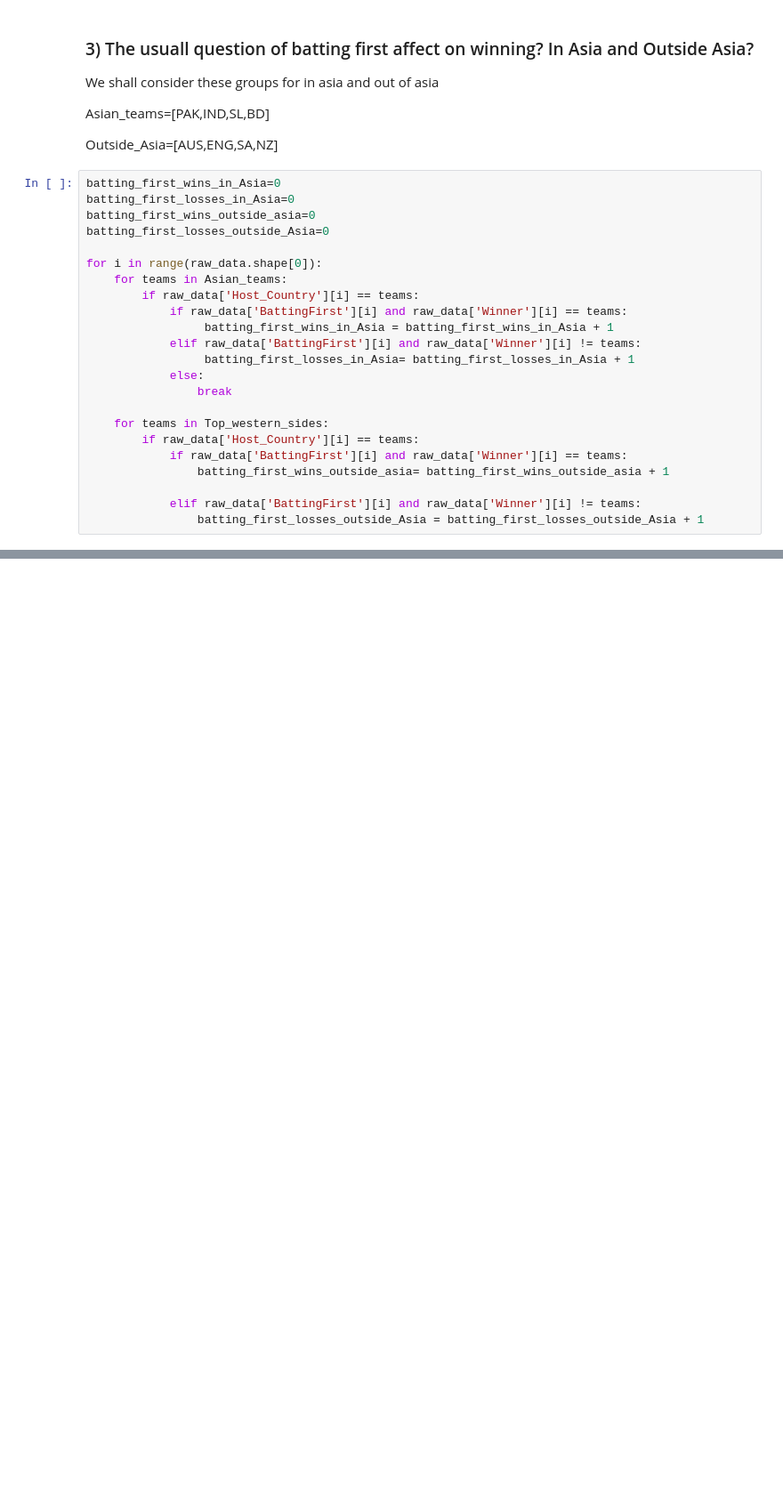
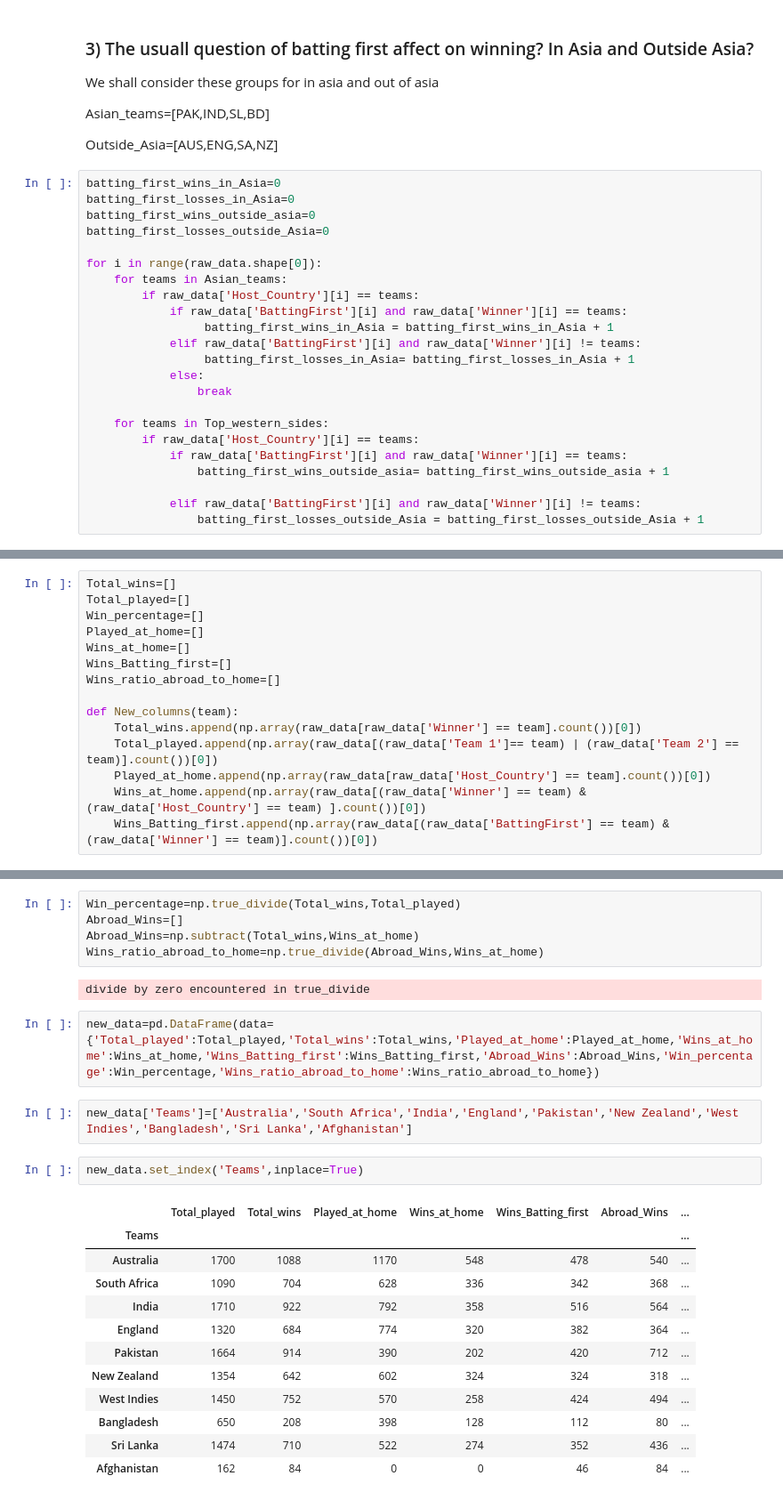
Before and after one commit to ArsalanGul/CricketDataExploartion, a Jupyter notebook: Cricket Data Exploration.ipynb, the cells around one changed output, grey strips where cells are left out. Shown at 89% size. Drawn from its saved outputs; the diff is of its cells as text; blank space fills up the shorter version.

```diff
--- a/Cricket Data Exploration.ipynb
+++ b/Cricket Data Exploration.ipynb
@@ -193,0 +188,15 @@ df2.iplot(kind='pie',values='In_Asia',labels='labels',title='Batting First Affec
+# %%
+Total_wins=[]
+Total_played=[]
+Win_percentage=[]
+Played_at_home=[]
+Wins_at_home=[]
+Wins_Batting_first=[]
+Wins_ratio_abroad_to_home=[]
+
+def New_columns(team):
+    Total_wins.append(np.array(raw_data[raw_data['Winner'] == team].count())[0])
+    Total_played.append(np.array(raw_data[(raw_data['Team 1']== team) | (raw_data['Team 2'] == team)].count())[0])
+    Played_at_home.append(np.array(raw_data[raw_data['Host_Country'] == team].count())[0])
+    Wins_at_home.append(np.array(raw_data[(raw_data['Winner'] == team) & (raw_data['Host_Country'] == team) ].count())[0])
+    Wins_Batting_first.append(np.array(raw_data[(raw_data['BattingFirst'] == team) & (raw_data['Winner'] == team)].count())[0])
@@ -193,0 +214,26 @@ df2.iplot(kind='pie',values='In_Asia',labels='labels',title='Batting First Affec
+# %%
+Win_percentage=np.true_divide(Total_wins,Total_played)
+Abroad_Wins=[]
+Abroad_Wins=np.subtract(Total_wins,Wins_at_home)
+Wins_ratio_abroad_to_home=np.true_divide(Abroad_Wins,Wins_at_home)
+# %% [output]
+divide by zero encountered in true_divide
+# %%
+new_data=pd.DataFrame(data={'Total_played':Total_played,'Total_wins':Total_wins,'Played_at_home':Played_at_home,'Wins_at_home':Wins_at_home,'Wins_Batting_first':Wins_Batting_first,'Abroad_Wins':Abroad_Wins,'Win_percentage':Win_percentage,'Wins_ratio_abroad_to_home':Wins_ratio_abroad_to_home})
+# %%
+new_data['Teams']=['Australia','South Africa','India','England','Pakistan','New Zealand','West Indies','Bangladesh','Sri Lanka','Afghanistan']
+# %%
+new_data.set_index('Teams',inplace=True)
+# %% [output]
+|  | Total_played | Total_wins | Played_at_home | Wins_at_home | Wins_Batting_first | Abroad_Wins | ... |
+| Teams |  |  |  |  |  |  | ... |
+| Australia | 1700 | 1088 | 1170 | 548 | 478 | 540 | ... |
+| South Africa | 1090 | 704 | 628 | 336 | 342 | 368 | ... |
+| India | 1710 | 922 | 792 | 358 | 516 | 564 | ... |
+| England | 1320 | 684 | 774 | 320 | 382 | 364 | ... |
+| Pakistan | 1664 | 914 | 390 | 202 | 420 | 712 | ... |
+| New Zealand | 1354 | 642 | 602 | 324 | 324 | 318 | ... |
+| West Indies | 1450 | 752 | 570 | 258 | 424 | 494 | ... |
+| Bangladesh | 650 | 208 | 398 | 128 | 112 | 80 | ... |
+| Sri Lanka | 1474 | 710 | 522 | 274 | 352 | 436 | ... |
+| Afghanistan | 162 | 84 | 0 | 0 | 46 | 84 | ... |
```
Also changed, not shown: parts of 22 cells of this notebook.
